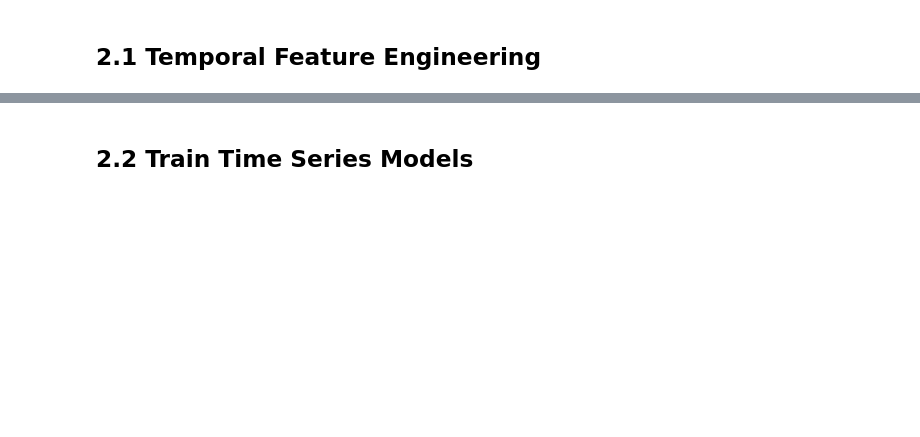
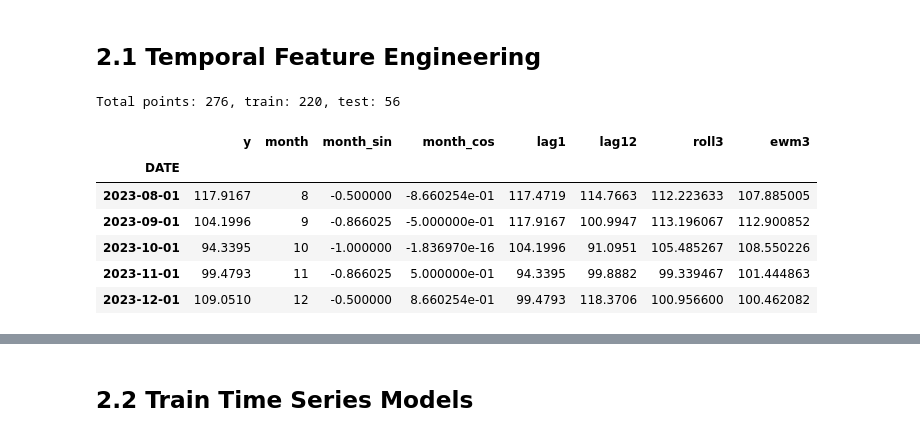
Before and after one commit to V8-Luky/time, a Jupyter notebook: notebooks/11_Exercise.ipynb, the cells around one changed output, grey strips where cells are left out. Cells and saved outputs as stored; diff of their text form; code cells hidden in the pictures; blank space fills up the shorter version.

```diff
--- a/notebooks/11_Exercise.ipynb
+++ b/notebooks/11_Exercise.ipynb
@@ -248,2 +263,39 @@ energy_series = df_energy['IPG2211A2N'].dropna()
 # %% [markdown]
 ## 2.1 Temporal Feature Engineering
+# %%
+y_values_energy = energy_series.values
+idx_energy = energy_series.index
+
+series_energy = pd.Series(y_values_energy, index=idx_energy, name='y')
+
+# Build features dataframe
+data_energy = pd.DataFrame({'y': series_energy})
+data_energy['month'] = data_energy.index.month
+# cyclical encoding for month
+data_energy['month_sin'] = np.sin(2 * np.pi * (data_energy['month'] - 1) / 12)
+data_energy['month_cos'] = np.cos(2 * np.pi * (data_energy['month'] - 1) / 12)
+# lags and rolling
+data_energy['lag1'] = data_energy['y'].shift(1)
+data_energy['lag12'] = data_energy['y'].shift(12)
+data_energy['roll3'] = data_energy['y'].rolling(window=3, min_periods=1, closed='right').mean()
+data_energy['ewm3'] = data_energy['y'].shift(1).ewm(span=3, adjust=False).mean()
+
+# drop NA introduced by lags
+data_energy = data_energy.dropna()
+
+# train/test split
+train_idx_energy = int(len(data_energy) * 0.8)
+train_energy = data_energy.iloc[:train_idx_energy]
+test_energy = data_energy.iloc[train_idx_energy:]
+
+print(f"Total points: {len(data_energy)}, train: {len(train_energy)}, test: {len(test_energy)}")
+display(data_energy.tail())
+# %% [output]
+Total points: 276, train: 220, test: 56
+|  | y | month | month_sin | month_cos | lag1 | lag12 | roll3 | ewm3 |
+| DATE |  |  |  |  |  |  |  |  |
+| 2023-08-01 | 117.9167 | 8 | -0.500000 | -8.660254e-01 | 117.4719 | 114.7663 | 112.223633 | 107.885005 |
+| 2023-09-01 | 104.1996 | 9 | -0.866025 | -5.000000e-01 | 117.9167 | 100.9947 | 113.196067 | 112.900852 |
+| 2023-10-01 | 94.3395 | 10 | -1.000000 | -1.836970e-16 | 104.1996 | 91.0951 | 105.485267 | 108.550226 |
+| 2023-11-01 | 99.4793 | 11 | -0.866025 | 5.000000e-01 | 94.3395 | 99.8882 | 99.339467 | 101.444863 |
+| 2023-12-01 | 109.0510 | 12 | -0.500000 | 8.660254e-01 | 99.4793 | 118.3706 | 100.956600 | 100.462082 |
```
Also changed, not shown: parts of 8 cells of this notebook.
